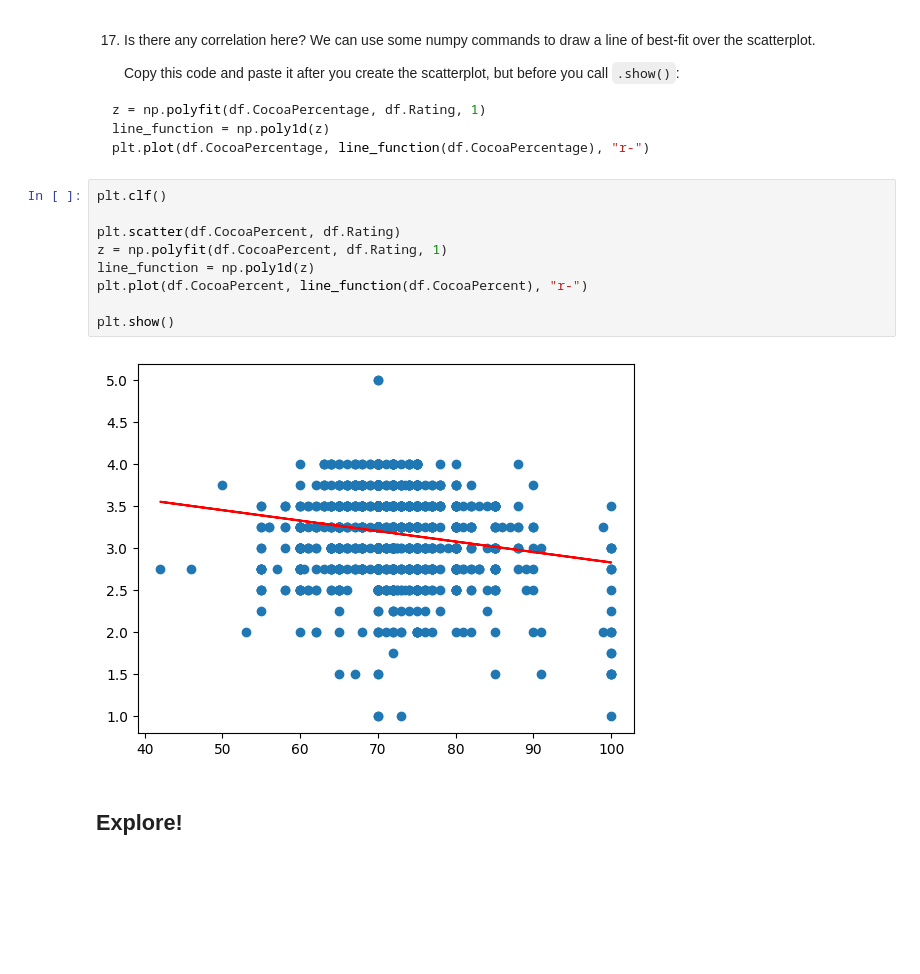
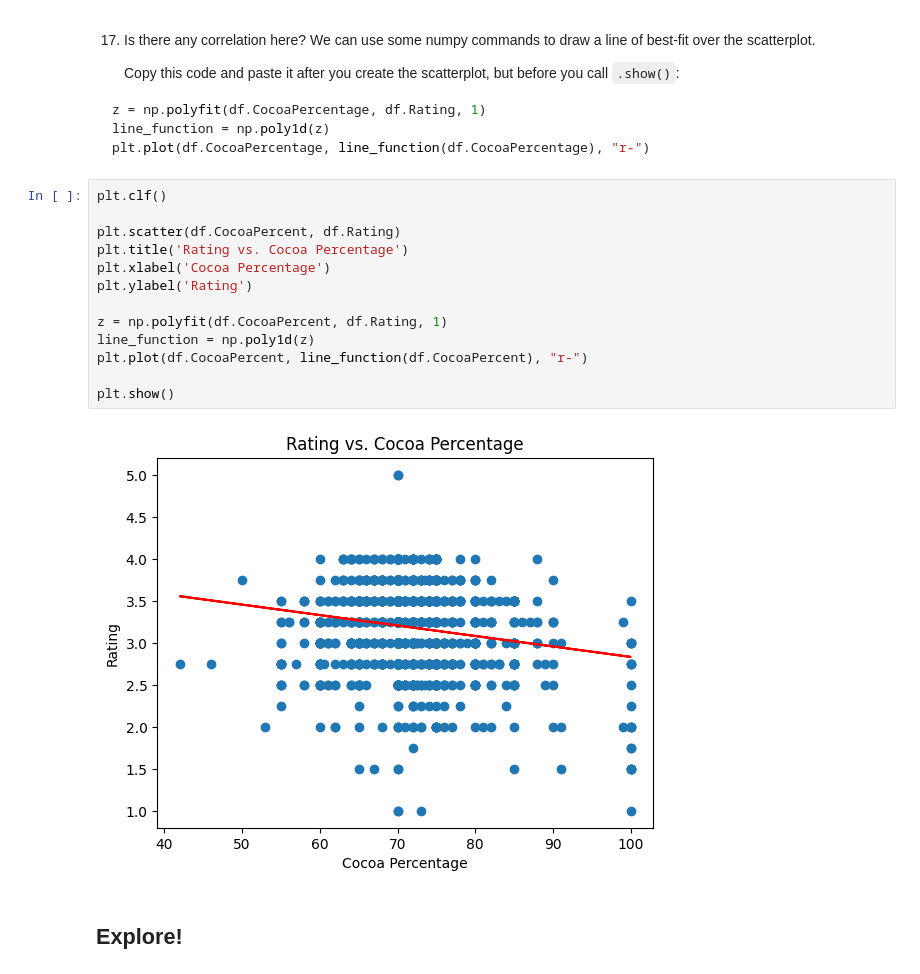
Before and after one commit to businessmajor/codecademy_webscraping, a Jupyter notebook: [Chocolate Scraping with Beautiful Soup].ipynb, the cells around one changed output. Drawn from its saved outputs; the diff is of its cells as text; blank space fills up the shorter version.

```diff
--- a/[Chocolate Scraping with Beautiful Soup].ipynb
+++ b/[Chocolate Scraping with Beautiful Soup].ipynb
@@ -270,14 +270,18 @@ plt.plot(df.CocoaPercentage, line_function(df.CocoaPercentage), "r-")
 # %%
 plt.clf()
 
 plt.scatter(df.CocoaPercent, df.Rating)
+plt.title('Rating vs. Cocoa Percentage')
+plt.xlabel('Cocoa Percentage')
+plt.ylabel('Rating')
+
 z = np.polyfit(df.CocoaPercent, df.Rating, 1)
 line_function = np.poly1d(z)
 plt.plot(df.CocoaPercent, line_function(df.CocoaPercent), "r-")
 
 plt.show()
 # %% [output]
-[figure, old version]
+[figure, new version]
 # %% [markdown]
 ## Explore!
 # %% [markdown]
```
